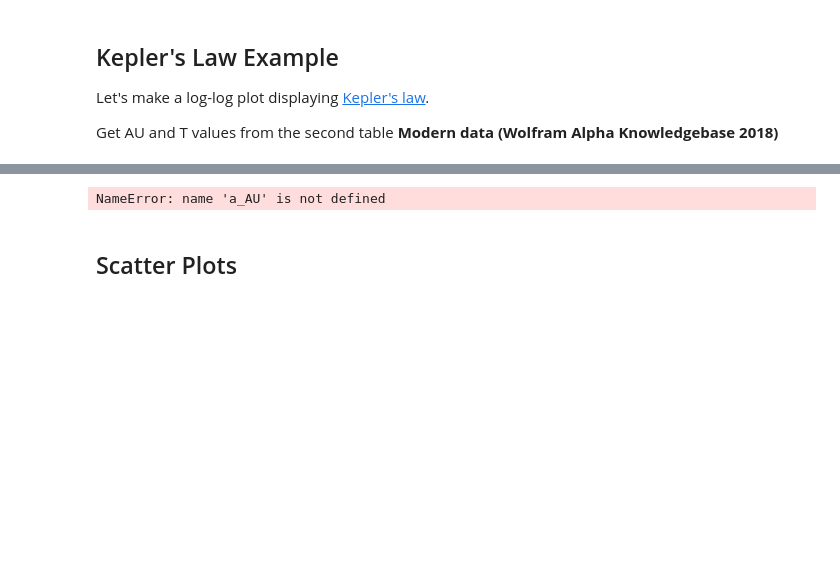
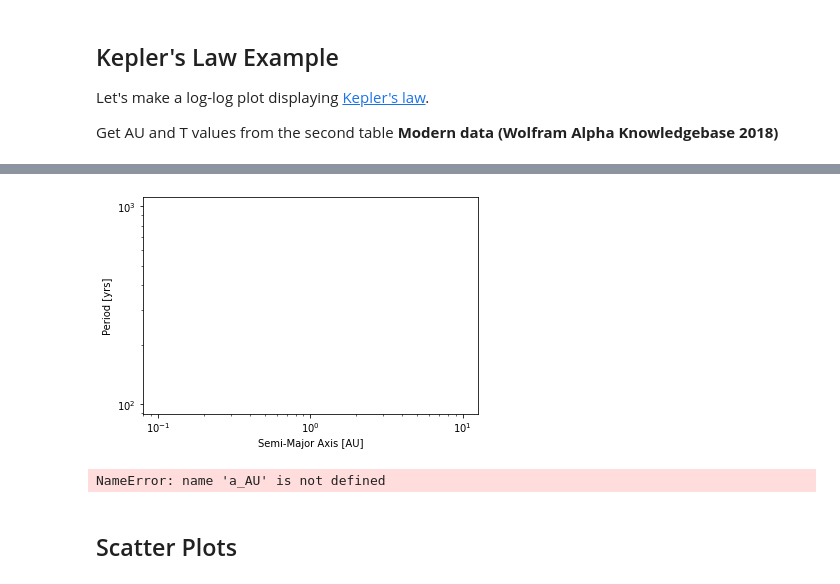
Before and after one commit to ogeokoronkwo/Astro3190_Okoronkwo, a Jupyter notebook: lessons/06-plotting_Lastname.ipynb, the cells around one changed output, grey strips where cells are left out. Saved outputs shown, nothing was run; the diff lists cells and outputs as text; code cells hidden in the pictures; blank space fills up the shorter version.

```diff
--- a/lessons/06-plotting_Lastname.ipynb
+++ b/lessons/06-plotting_Lastname.ipynb
@@ -143,16 +148,16 @@ Let's make a log-log plot displaying [Kepler's law](https://en.wikipedia.org/wik
 Get AU and T values from the second table **Modern data (Wolfram Alpha Knowledgebase 2018)**
 # %%
 # Semimajor-axis in units of AU:
-a_AU =
+a_AU = 1
 
 # Orbital period in units of years
-T_yr =
+T_yr = 365.2564
 
 # Set some constants
 G    = 6.67e-8
 Msun = 1.99e+33
 
-plt.loglog() #put in arguments here!
+plt.loglog(a_AU,T_yr,'-',color='blue',markersize=10,label="Kepler's Third Law") #put in arguments here!
 plt.xlabel('Semi-Major Axis [AU]')
 plt.ylabel('Period [yrs]')
 # %% [output]
@@ -160,3 +165,4 @@ SyntaxError: invalid syntax (<ipython-input-19-bd6ca887423c>, line 2)
+[figure, added]
 # %%
 # now plot a function over the data
 # as you work more in python you will learn how to actually fit models to your data
```
Also changed, not shown: parts of 3 cells of this notebook, 1 other file.
